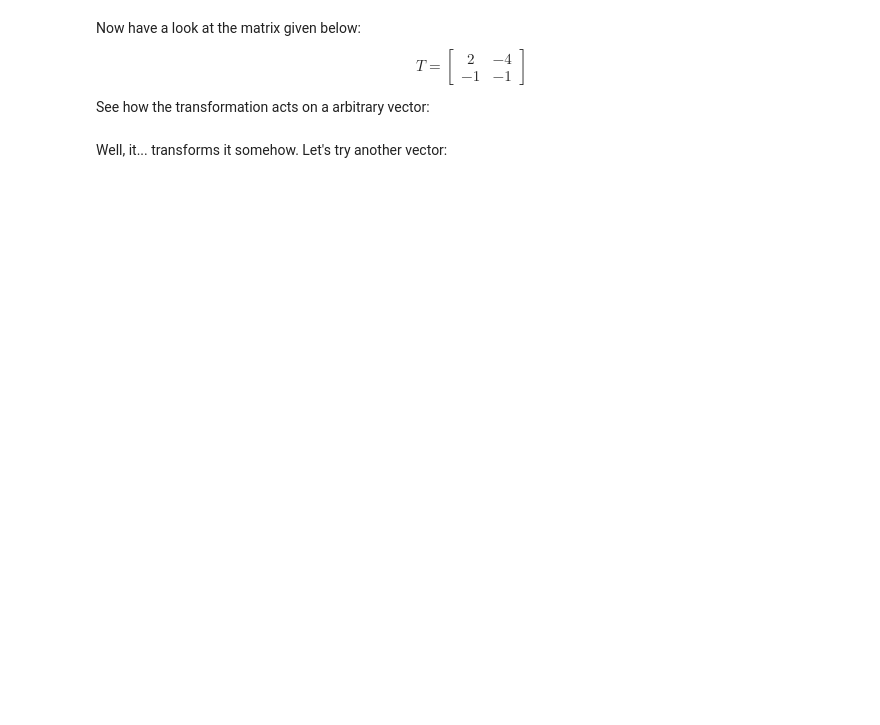
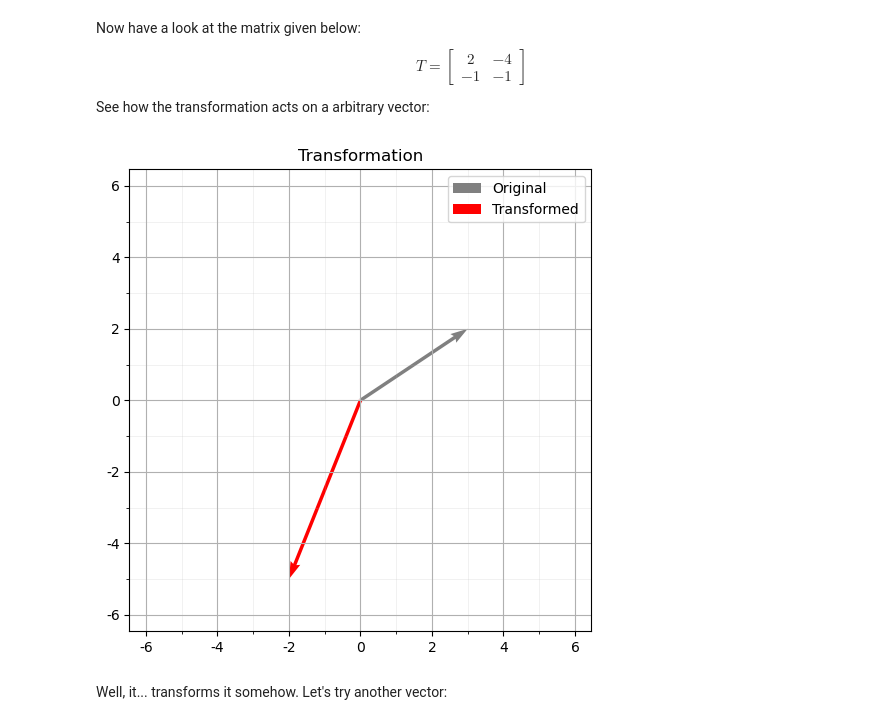
Before and after one commit to i11g/Linear-Algebra, a Jupyter notebook: Linear Algebra Exercise.ipynb, the cells around one changed output. Saved outputs shown, nothing was run; the diff lists cells and outputs as text; code cells hidden in the pictures; blank space fills up the shorter version.

```diff
--- a/Linear Algebra Exercise.ipynb
+++ b/Linear Algebra Exercise.ipynb
@@ -900,8 +920,15 @@ $$ T = \begin{bmatrix}
 
 See how the transformation acts on a arbitrary vector:
 # %%
-matrix = np.array([[2, -4, 0], [-1, -1, 0], [0, 0, 1]])
-visualize_transformed_vector(matrix, [2, 3], "Transformation")
+matrix = np.array([
+    [2, -4],
+    [-1, -1]
+])
+vec = [3, 2]
+
+visualize_transformed_vector(matrix, vec , title= "Transformation")
+# %% [output]
+[figure, added]
 # %% [markdown]
 Well, it... transforms it somehow. Let's try another vector:
 # %%
```
Also changed, not shown: parts of 10 cells of this notebook, 4 other files.
